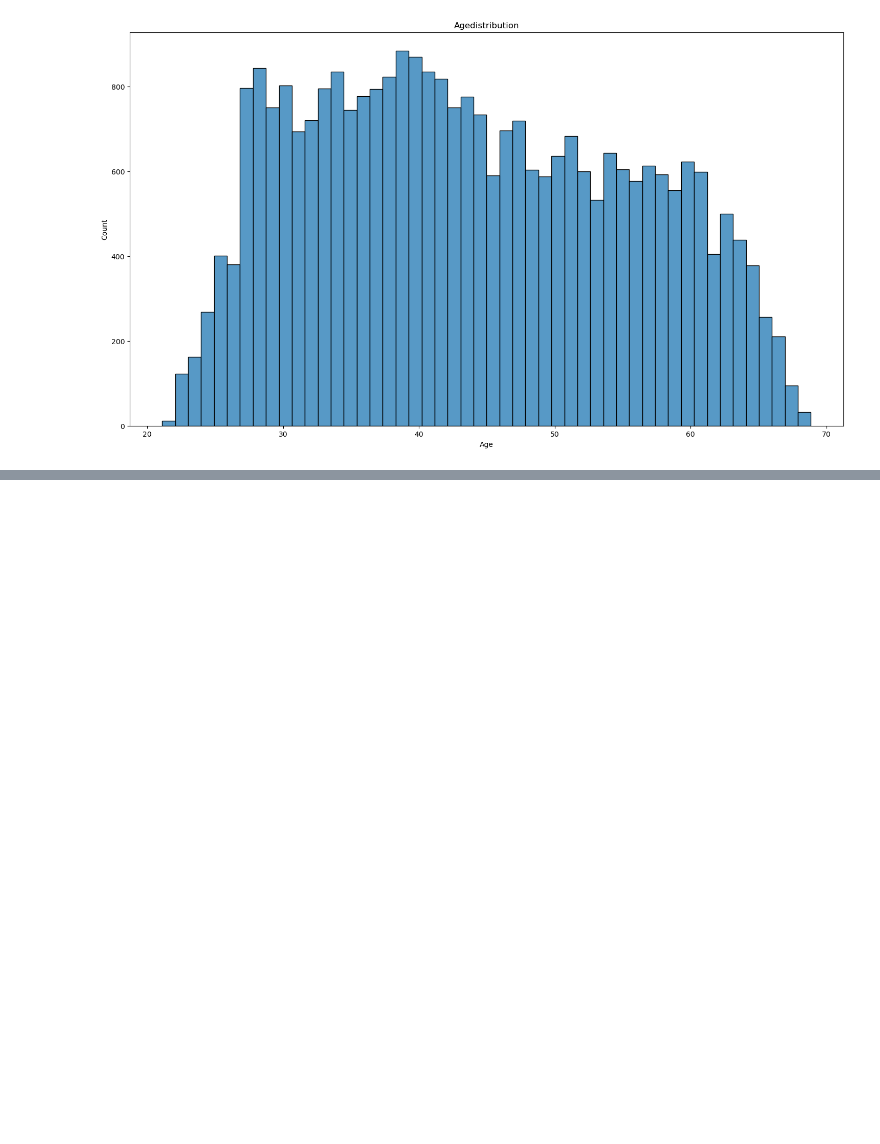
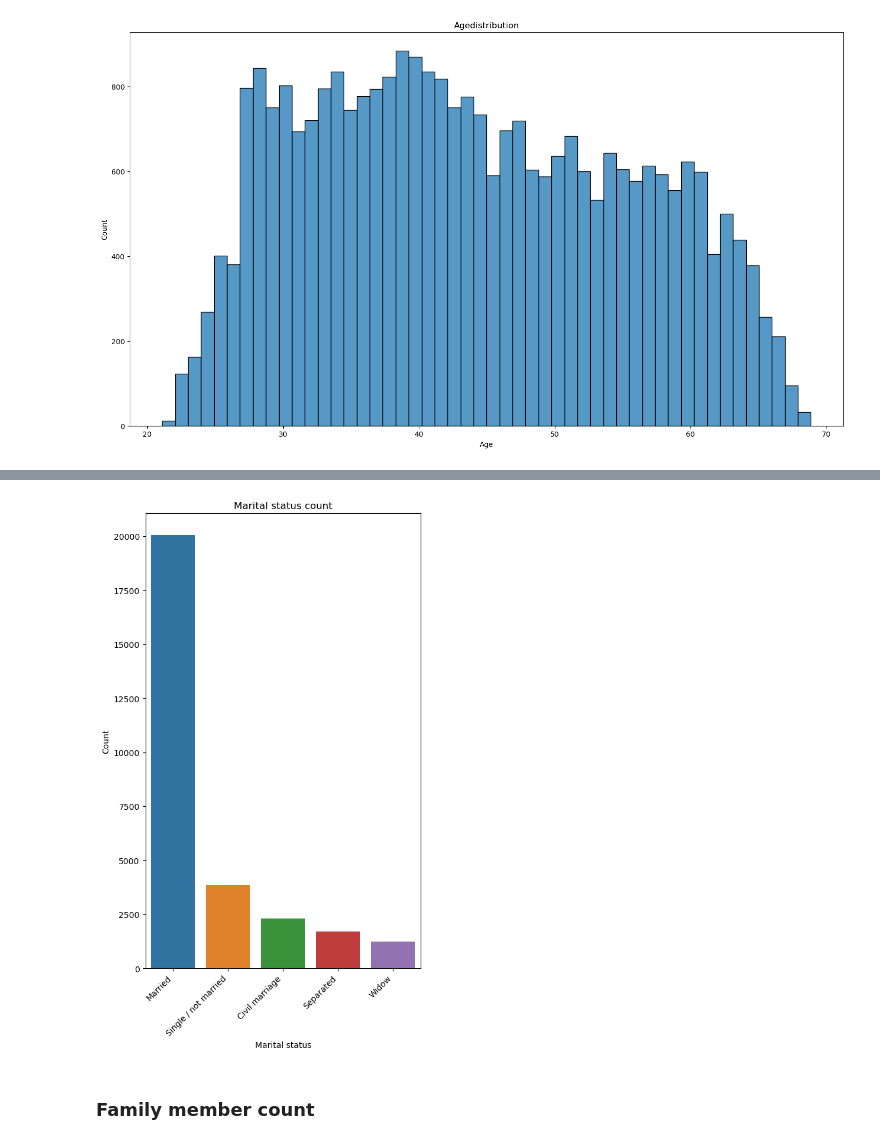
Before and after one commit to ngovanminh3232/credit_card_analyst, a Jupyter notebook: solution.ipynb, the cells around one changed output, grey strips where cells are left out. Saved outputs shown, nothing was run; the diff lists cells and outputs as text; code cells hidden in the pictures; blank space fills up the shorter version.

```diff
--- a/solution.ipynb
+++ b/solution.ipynb
@@ -211,7 +211,7 @@ def creat_bar_chart(df, feature):
         plt.ylabel('Count')
         plt.title('{} count'.format(feature))
         return plt.show()
-    if feature == _:
+    else:
         fig, ax = plt.subplots(figsize=(6,10))
         sns.barplot(x=value_count_norm_call(df,feature).index,y=value_count_norm_call(df,feature).values[:,0])
         plt.xlabel('{}'.format(feature))
@@ -342,0 +368,6 @@ creat_hist_plot(train_copy, 'Age')
+# %%
+creat_bar_chart(train_copy, 'Marital status')
+# %% [output]
+[figure, added]
+# %% [markdown]
+### Family member count
```
Also changed, not shown: parts of 10 cells of this notebook.
